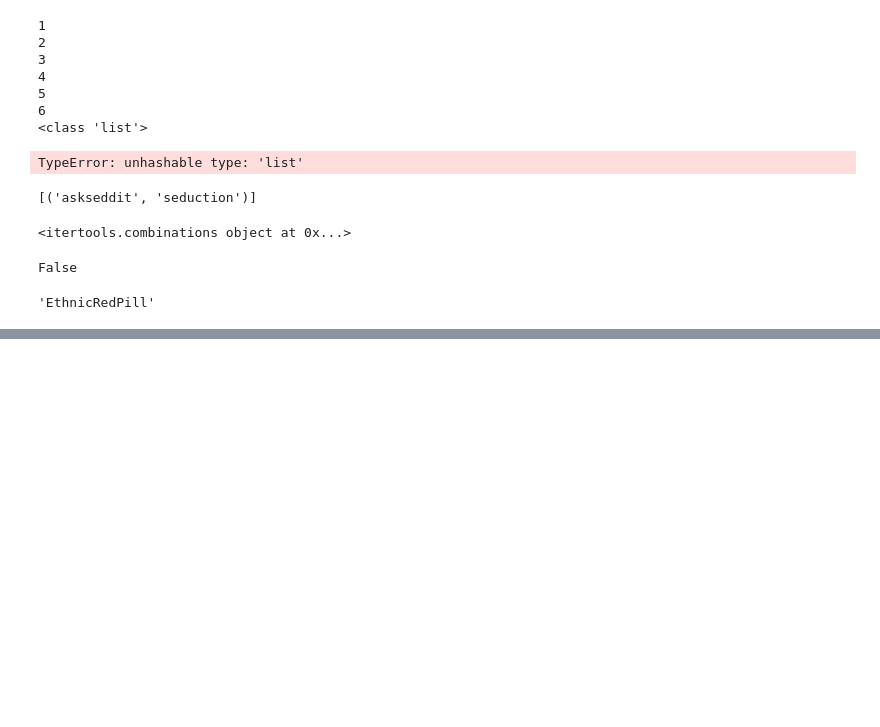
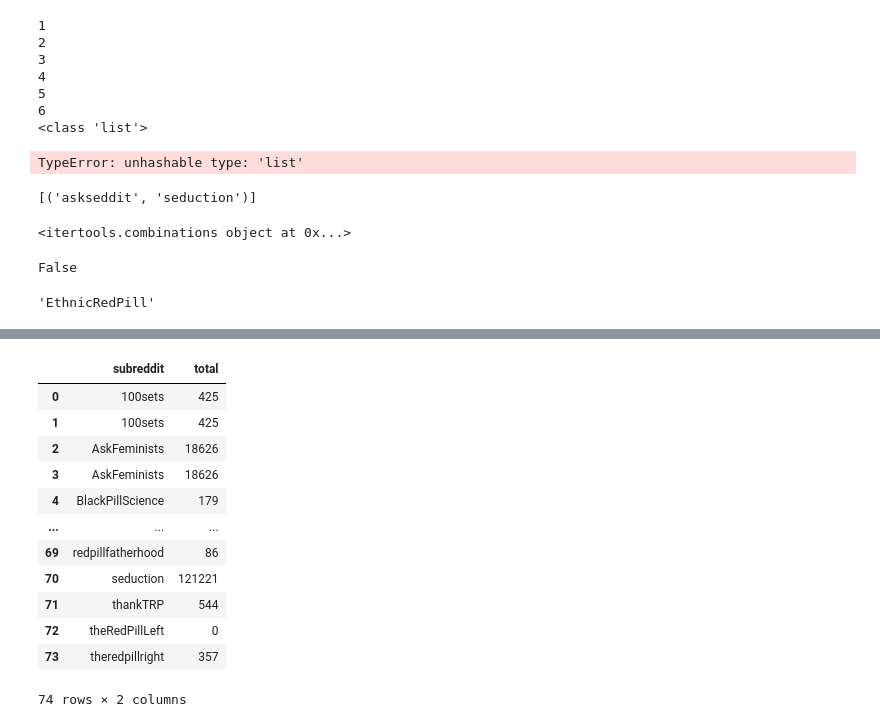
Before and after one commit to mh0409/trpred, a Jupyter notebook: sandbox_processing2.ipynb, the cells around one changed output, grey strips where cells are left out. Cells and saved outputs as stored; diff of their text form; code cells hidden in the pictures; blank space fills up the shorter version.

```diff
--- a/sandbox_processing2.ipynb
+++ b/sandbox_processing2.ipynb
@@ -1347,0 +1620,16 @@ def count_processedentries(data_type):
+# %%
+submissions_counted
+# %% [output]
+|  | subreddit | total |
+| 0 | 100sets | 425 |
+| 1 | 100sets | 425 |
+| 2 | AskFeminists | 18626 |
+| 3 | AskFeminists | 18626 |
+| 4 | BlackPillScience | 179 |
+| ... | ... | ... |
+| 69 | redpillfatherhood | 86 |
+| 70 | seduction | 121221 |
+| 71 | thankTRP | 544 |
+| 72 | theRedPillLeft | 0 |
+| 73 | theredpillright | 357 |
+74 rows × 2 columns
```
Also changed, not shown: parts of 27 cells of this notebook, 9 other files.
